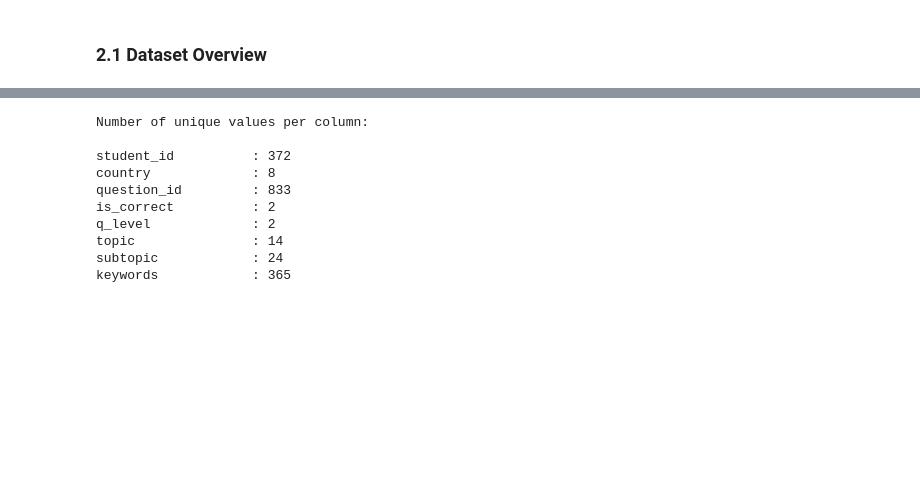
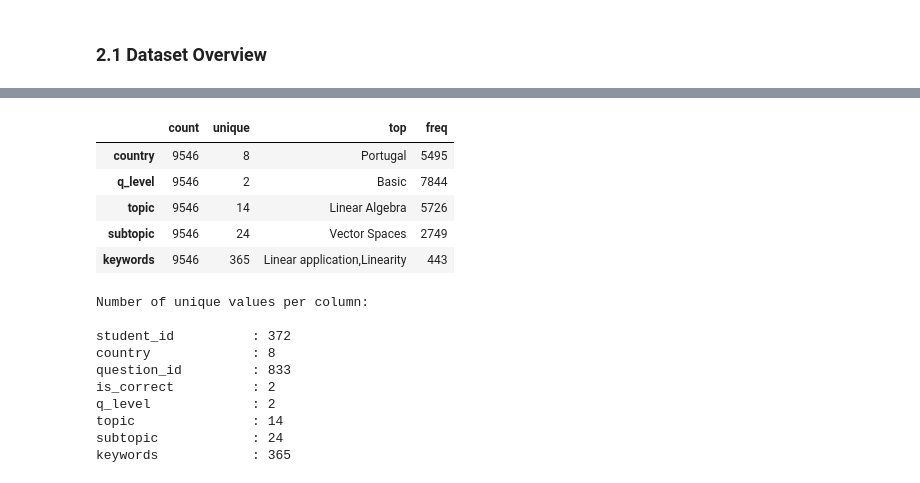
Before and after one commit to mrhamana/students-clustering-with-k-means, a Jupyter notebook: final_notebook.ipynb, the cells around one changed output, grey strips where cells are left out. Cells and saved outputs as stored; diff of their text form; code cells hidden in the pictures; blank space fills up the shorter version.

```diff
--- a/final_notebook.ipynb
+++ b/final_notebook.ipynb
@@ -101 +91,10 @@ df.describe().T
+# %%
+df.describe(include=object).T
+# %% [output]
+|  | count | unique | top | freq |
+| country | 9546 | 8 | Portugal | 5495 |
+| q_level | 9546 | 2 | Basic | 7844 |
+| topic | 9546 | 14 | Linear Algebra | 5726 |
+| subtopic | 9546 | 24 | Vector Spaces | 2749 |
+| keywords | 9546 | 365 | Linear application,Linearity | 443 |
 # %%
```
Also changed, not shown: parts of 23 cells of this notebook, 1 other file.
